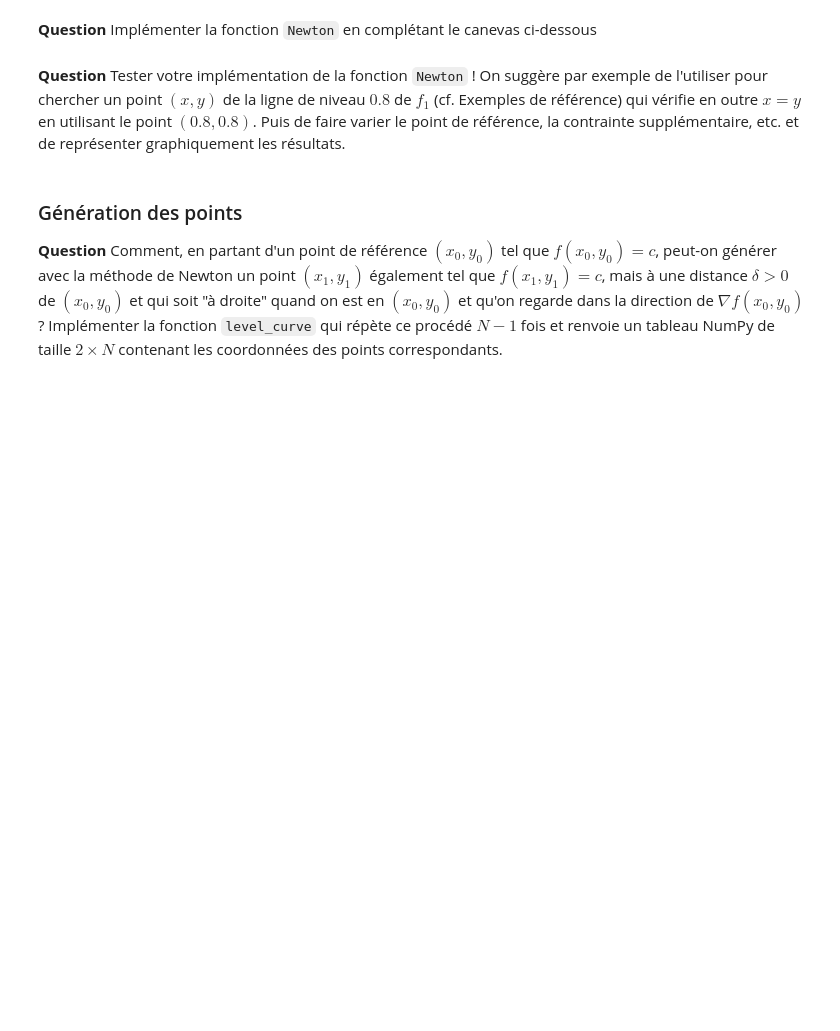
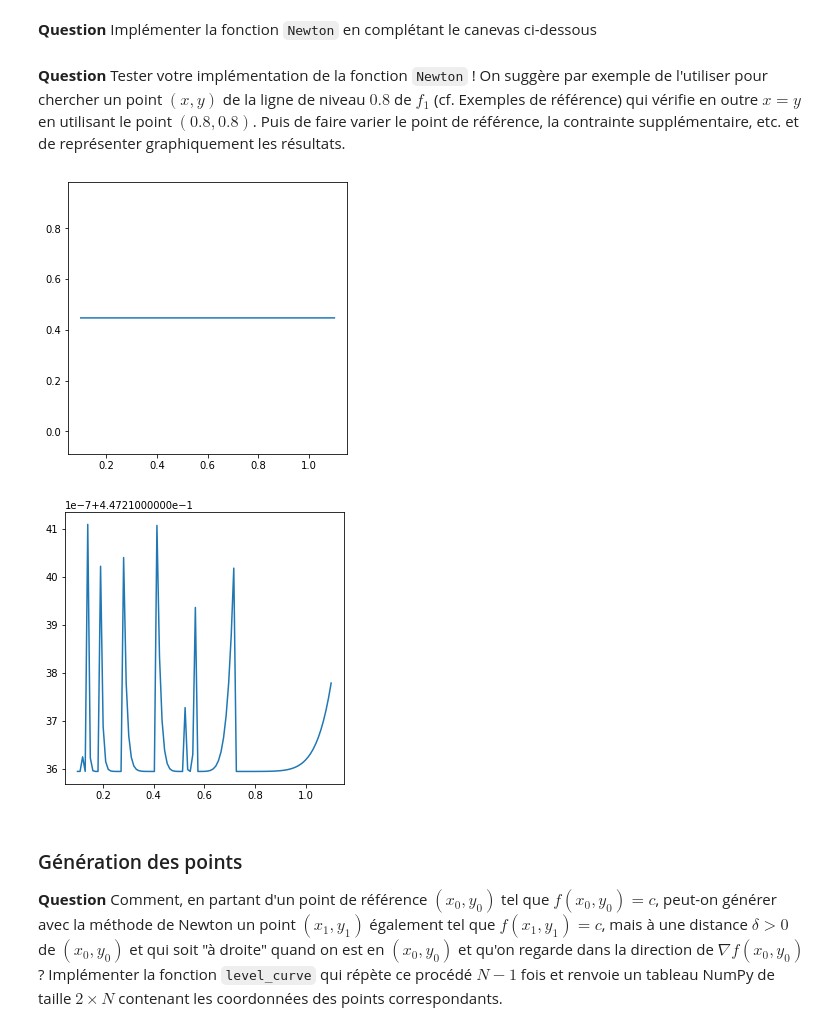
Before and after one commit to 21Gavaudan/projetnum, a Jupyter notebook: jupy.ipynb, the cells around one changed output. Cells and saved outputs as stored; diff of their text form; code cells hidden in the pictures; blank space fills up the shorter version.

```diff
--- a/jupy.ipynb
+++ b/jupy.ipynb
@@ -178,14 +171,49 @@ SyntaxError: invalid syntax (2509049651.py, line 4)
+# %%
+N = 100
+eps = 0.001
 # %% [markdown]
 **Question** Implémenter la fonction `Newton` en complétant le canevas ci-dessous
+# %%
+def norme(X):
+    return np.sqrt(X[0]**2 + X[1]**2)
+def distance(X,Y):
+    return np.sqrt((X[0]-Y[0])**2 + (X[1]-Y[1])**2)
 # %%
 def Newton(F, x0, y0, eps=eps, N=N):
-    ...
+    J_F = J(F)
+    x, y = x0, y0
     for i in range(N):
-        ...
-        if np.sqrt((x - x0)**2 + (y - y0)**2) <= eps:
+        X = np.linalg.solve(J_F(x0,y0),-F(x0,y0))
+        x, y = X[0] + x0, X[1] + y0         #coordonées du vecteur qui annule F
+        if distance((x,y),(x0,y0)) <= eps:   #la solution est assez proche
             return x, y
         x0, y0 = x, y
+
     else:
-        raise ValueError(f"no convergence in {N} steps.")
+        raise ValueError(f"no convergence in {N} steps.")   #pas de solution trouvée dans le voisinage demandée
 # %% [markdown]
 **Question** Tester votre implémentation de la fonction `Newton` ! On suggère par exemple de l'utiliser pour chercher un point $(x, y)$ de la ligne de niveau $0.8$ de $f_1$ (cf. Exemples de référence) qui vérifie en outre $x = y$ en utilisant le point $(0.8, 0.8)$. Puis de faire varier le point de référence, la contrainte supplémentaire, etc. et de représenter graphiquement les résultats.
+# %%
+def F1(x,y):
+    return np.array([f1(x,y)-0.8, x-y])
+Newton(F1,0.8,0.8,eps,N)
+
+X = np.linspace(0.1, 1.1,100)
+Y = []
+for i in range(1,101):
+
+    Y.append(Newton(F1,i/100,i/100,eps,N)[0])
+
+X2 = X
+Y2 = Y
+
+
+
+plt.plot(X, Y)
+plt.axis('equal')
+plt.show()
+plt.plot(X2,Y2)
+plt.show()
+# %% [output]
+[figure, added]
+[figure, added]
```
Also changed, not shown: parts of 15 cells of this notebook.
